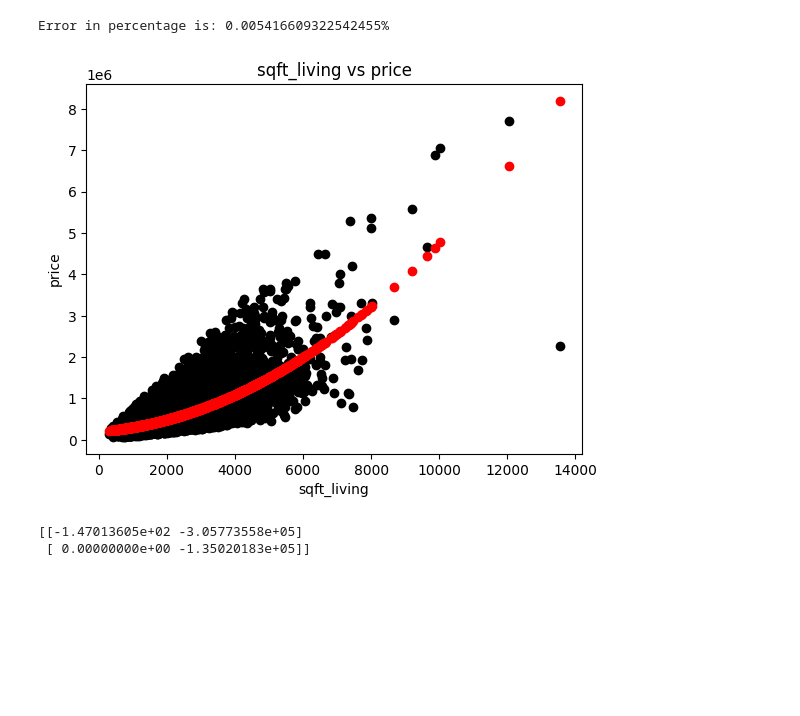
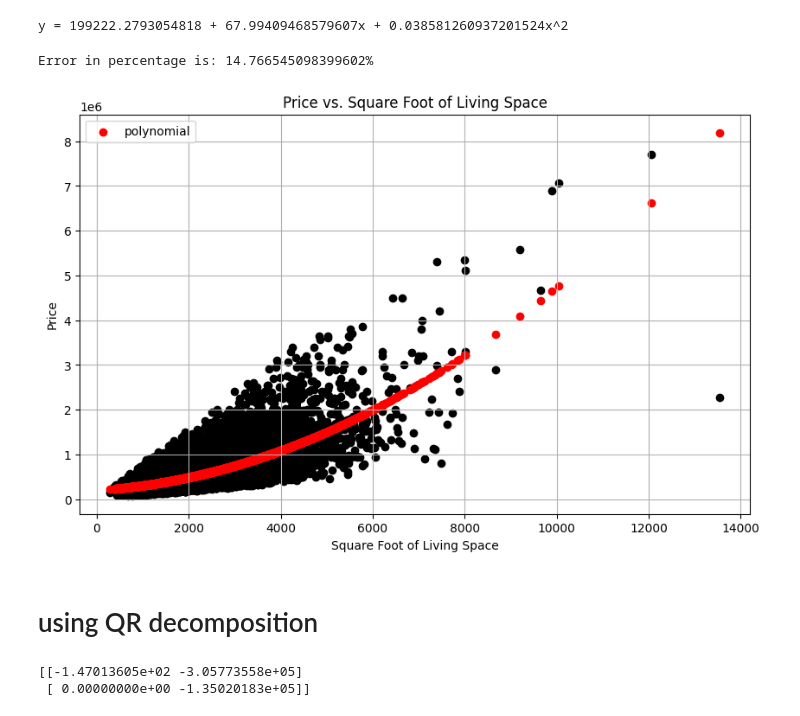
Before and after one commit to AbdulrhmanKhormi/math-project, a Jupyter notebook: main.ipynb, the cells around one changed output. Cells and saved outputs as stored; diff of their text form; code cells hidden in the pictures; blank space fills up the shorter version.

```diff
--- a/main.ipynb
+++ b/main.ipynb
@@ -102,21 +86,29 @@ Name: sqft_living, Length: 21613, dtype: int64
+# %%
+print(f"y = {coefficients[0]} + {coefficients[1]}x + {coefficients[2]}x^2")
+# %% [output]
+y = 199222.2793054818 + 67.99409468579607x + 0.038581260937201524x^2
 # %%
 Y = np.dot(A, np.linalg.solve(B, b))
 # find error
-error = np.linalg.norm((y - Y)**2)
-percentage = error / np.linalg.norm(y)**2
-print(f"Error in percentage is: {percentage}%")
+error = np.linalg.norm(y - Y)**2 / np.linalg.norm(y)**2
+print(f"Error in percentage is: {error * 100}%")
 # %% [output]
-Error in percentage is: 0.005416609322542455%
+Error in percentage is: 14.766545098399602%
 # %%
 # plot the best fit line
+plt.figure(figsize=(10, 6))
 plt.scatter(x, y, color='black')
-plt.scatter(x, Y, color='red', linewidth=1)
-plt.title('sqft_living vs price')
-plt.xlabel('sqft_living')
-plt.ylabel('price')
+plt.scatter(x, Y, color='red', linewidth=1, label='polynomial')
+plt.legend(loc='upper left')
+plt.title("Price vs. Square Foot of Living Space")
+plt.xlabel("Square Foot of Living Space")
+plt.ylabel("Price")
+plt.grid(True)
 plt.show()
 # %% [output]
-[figure, old version]
+[figure, new version]
+# %% [markdown]
+# using QR decomposition
 # %%
 price = dataset['price']
 sqft_living = dataset['sqft_living']
```
Also changed, not shown: parts of 36 cells of this notebook.
